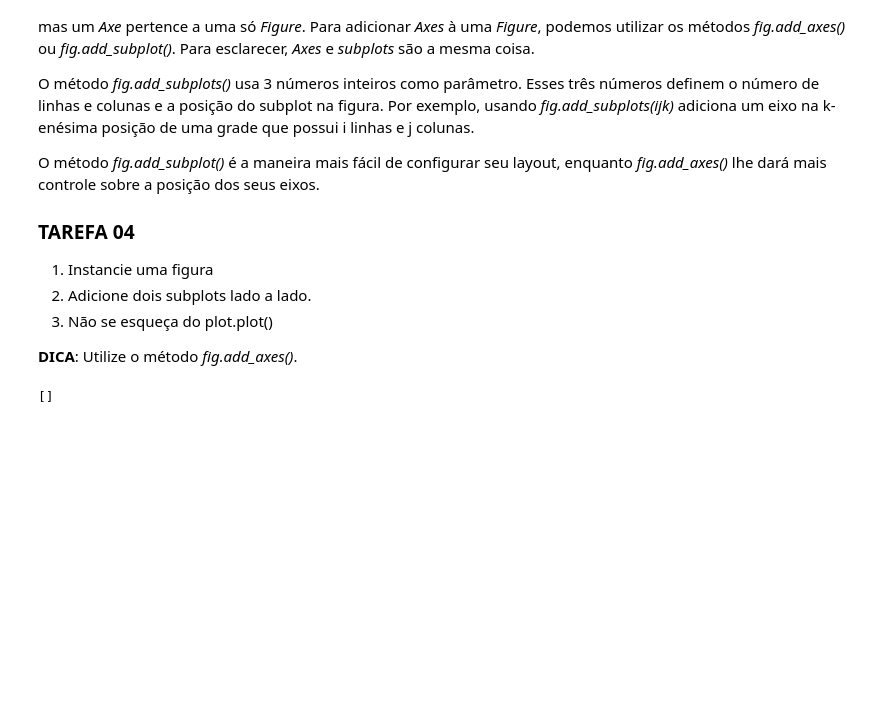
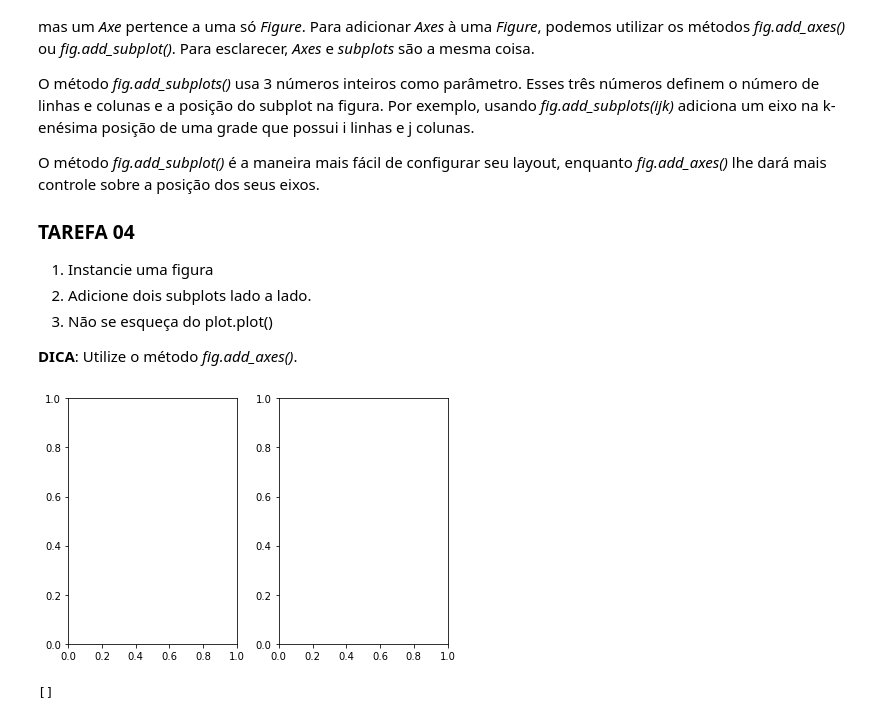
Before and after one commit to cpoles/data_science, a Jupyter notebook: awari/visualizacao_exploratoria_exercicios-master/01-exercicios-matplotlib/visualizacao_com_matplotlib.ipynb, the cells around one changed output. Drawn from its saved outputs; the diff is of its cells as text; code cells hidden in the pictures; blank space fills up the shorter version.

```diff
--- a/awari/visualizacao_exploratoria_exercicios-master/01-exercicios-matplotlib/visualizacao_com_matplotlib.ipynb
+++ b/awari/visualizacao_exploratoria_exercicios-master/01-exercicios-matplotlib/visualizacao_com_matplotlib.ipynb
@@ -138,3 +154,8 @@ O método *fig.add_subplot()* é a maneira mais fácil de configurar seu layout,
+# %%
+fig, (ax1, ax2) = plt.subplots(1, 2)
+fig.tight_layout()
+# %% [output]
+[figure, added]
 # %%
 # Resultado esperado (não modifique esta célula)
 # %% [output]
```
Also changed, not shown: parts of 20 cells of this notebook, 1 other file.
